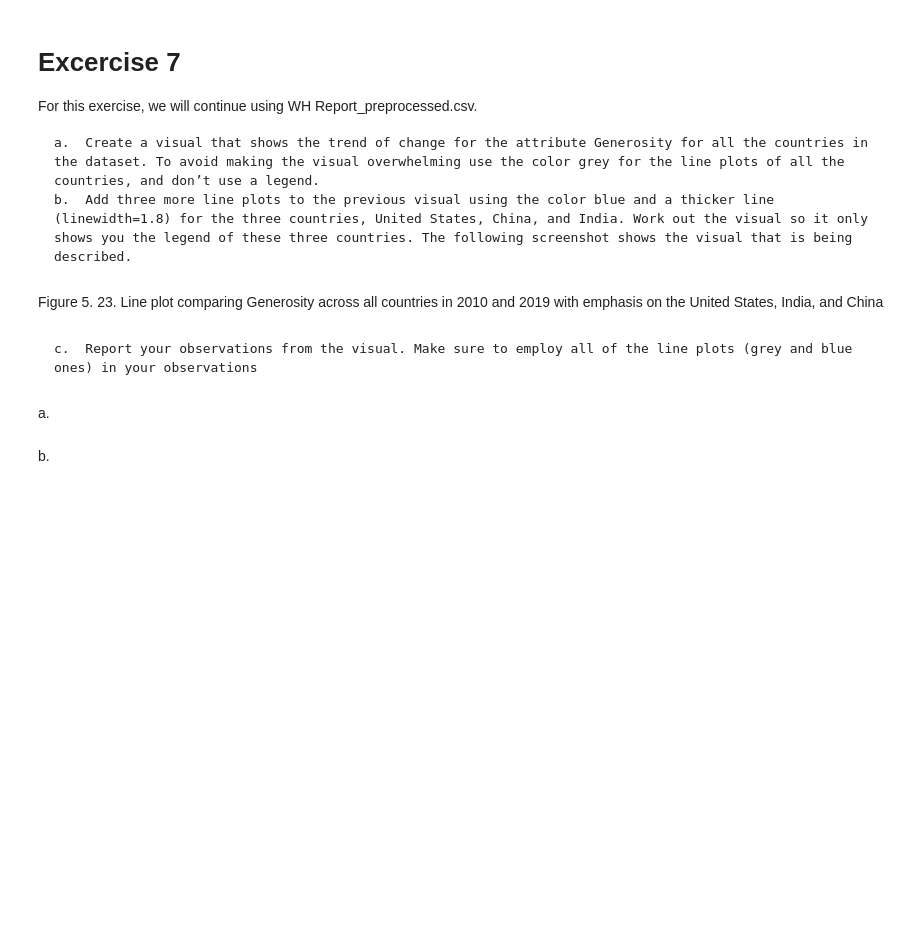
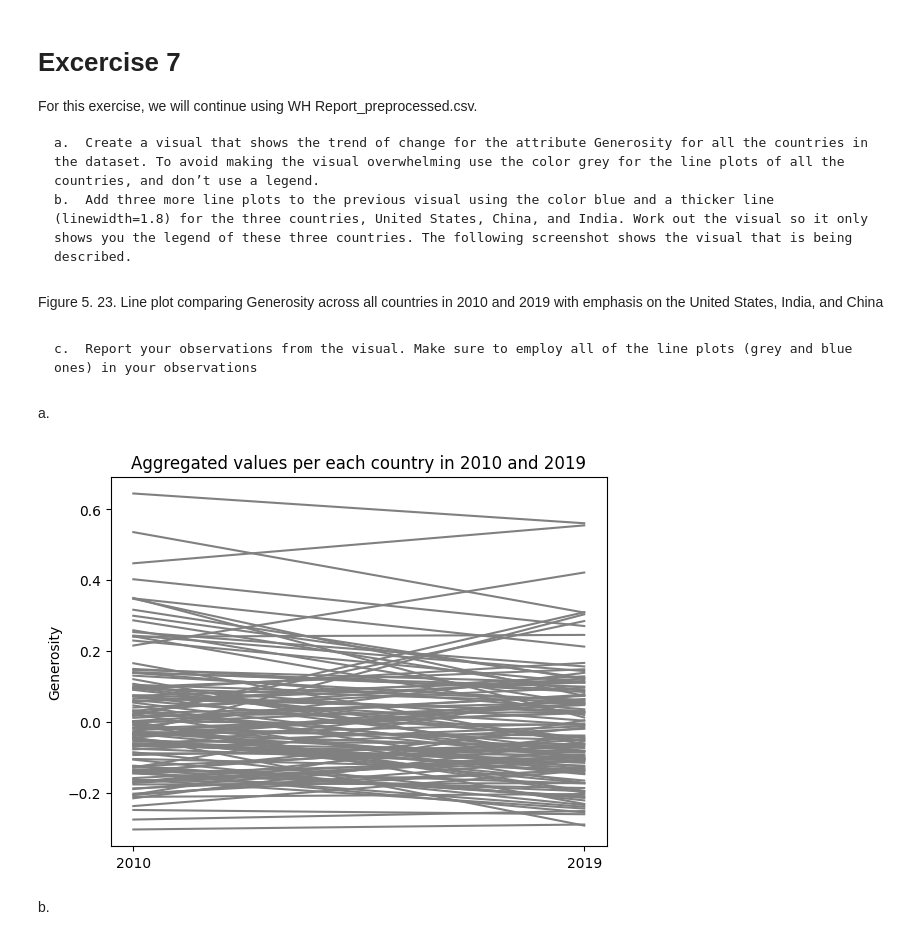
Before and after one commit to ColeDM-2020/Hands-On-Data-INST-447, a Jupyter notebook: Chapter05/Chaper 5 Excercises.ipynb, the cells around one changed output. Cells and saved outputs as stored; diff of their text form; code cells hidden in the pictures; blank space fills up the shorter version.

```diff
--- a/Chapter05/Chaper 5 Excercises.ipynb
+++ b/Chapter05/Chaper 5 Excercises.ipynb
@@ -229,5 +299,20 @@ Figure 5. 23. Line plot comparing Generosity across all countries in 2010 and 20
     c.	Report your observations from the visual. Make sure to employ all of the line plots (grey and blue ones) in your observations
 # %% [markdown]
 a.
+# %%
+country_df = pd.read_csv('WH Report_preprocessed.csv')
+c_poss = country_df.Name.unique()
+y_df = country_df.groupby(['Name','year']).Generosity.mean()
+
+for i,c in enumerate(c_poss):
+    plt.plot([2010,2019],y_df.loc[c,[2010,2019]],
+             label=c, color='Grey')
+
+plt.xticks([2010,2019])
+plt.title('Aggregated values per each country in 2010 and 2019')
+plt.ylabel('Generosity')
+plt.show()
+# %% [output]
+[figure, added]
 # %% [markdown]
 b.
```
Also changed, not shown: parts of 27 cells of this notebook.
